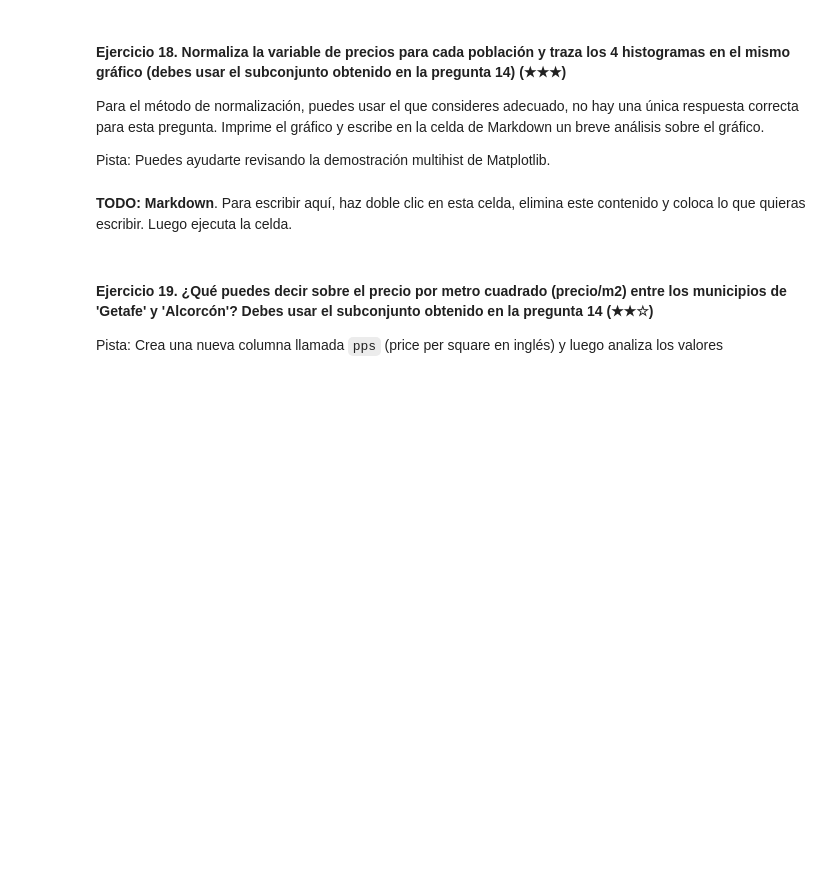
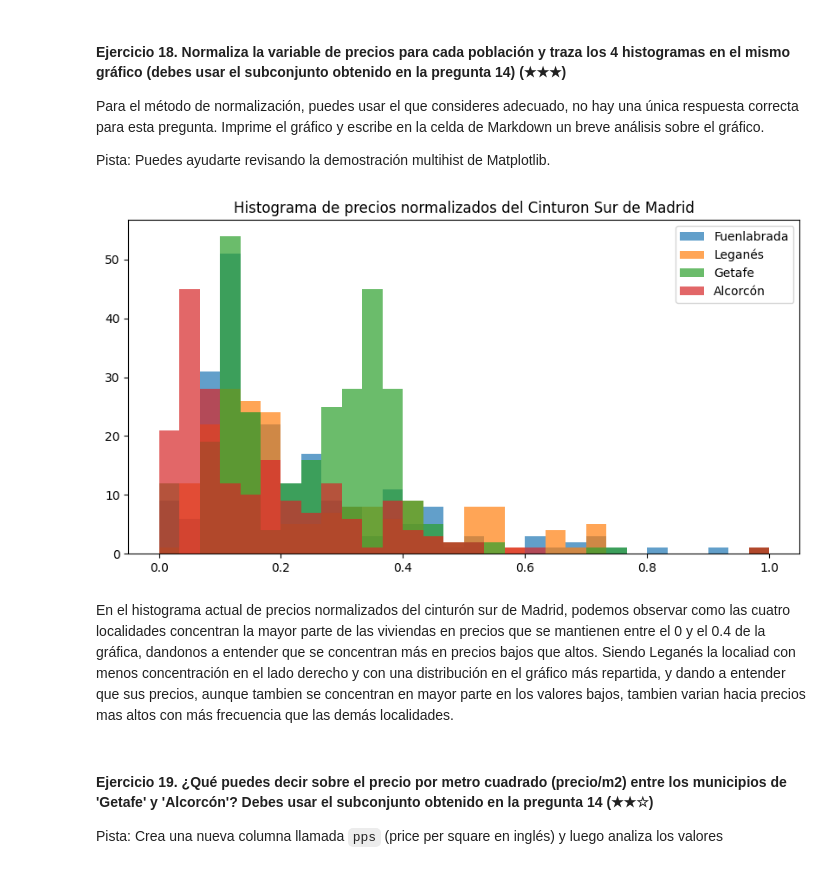
Before and after one commit to 4GeeksAcademy/Proyecto_1_realestate-datacleanup-exercise, a Jupyter notebook: project.es.ipynb, the cells around one changed output. Saved outputs shown, nothing was run; the diff lists cells and outputs as text; code cells hidden in the pictures; blank space fills up the shorter version.

```diff
--- a/project.es.ipynb
+++ b/project.es.ipynb
@@ -321,9 +334,35 @@ Para el método de normalización, puedes usar el que consideres adecuado, no ha
 
 Pista: Puedes ayudarte revisando la demostración multihist de Matplotlib.
 # %%
-# TODO
+indice_fuenla = cs[cs['level5'] == 'Fuenlabrada'].index
+cs.loc[indice_fuenla, 'price_normalized'] = (cs.loc[indice_fuenla, 'price'] - cs.loc[indice_fuenla, 'price'].min()) / (cs.loc[indice_fuenla, 'price'].max() - cs.loc[indice_fuenla, 'price'].min())
+precios_normalizados_fuenla = cs.loc[indice_fuenla, 'price_normalized'].dropna().astype(float)
+
+
+indice_lega = cs[cs['level5'] == 'Leganés'].index
+cs.loc[indice_lega, 'price_normalized'] = (cs.loc[indice_lega, 'price'] - cs.loc[indice_lega, 'price'].min()) / (cs.loc[indice_lega, 'price'].max() - cs.loc[indice_lega, 'price'].min())
+precios_normalizados_lega = cs.loc[indice_lega, 'price_normalized'].dropna().astype(float)
+
+indice_geta = cs[cs['level5'] == 'Getafe'].index
+cs.loc[indice_geta, 'price_normalized'] = (cs.loc[indice_geta, 'price'] - cs.loc[indice_geta, 'price'].min()) / (cs.loc[indice_geta, 'price'].max() - cs.loc[indice_geta, 'price'].min())
+precios_normalizados_geta = cs.loc[indice_geta, 'price_normalized'].dropna().astype(float)
+
+indice_alco = cs[cs['level5'] == 'Alcorcón'].index
+cs.loc[indice_alco, 'price_normalized'] = (cs.loc[indice_alco, 'price'] - cs.loc[indice_alco, 'price'].min()) / (cs.loc[indice_alco, 'price'].max() - cs.loc[indice_alco, 'price'].min())
+precios_normalizados_alco = cs.loc[indice_alco, 'price_normalized'].dropna().astype(float)
+
+plt.figure(figsize = (10, 5))
+plt.hist(precios_normalizados_fuenla, bins = 30, alpha = 0.7, label='Fuenlabrada')
+plt.hist(precios_normalizados_lega, bins = 30, alpha = 0.7, label='Leganés')
+plt.hist(precios_normalizados_geta, bins = 30, alpha = 0.7, label='Getafe')
+plt.hist(precios_normalizados_alco, bins = 30, alpha = 0.7, label='Alcorcón')
+plt.title("Histograma de precios normalizados del Cinturón Sur de Madrid")
+plt.legend()
+plt.show()
+# %% [output]
+[figure, added]
 # %% [markdown]
-**TODO: Markdown**. Para escribir aquí, haz doble clic en esta celda, elimina este contenido y coloca lo que quieras escribir. Luego ejecuta la celda.
+En el histograma actual de precios normalizados del cinturón sur de Madrid, podemos observar como las cuatro localidades concentran la mayor parte de las viviendas en precios que se mantienen entre el 0 y el 0.4 de la gráfica, dandonos a entender que se concentran más en precios bajos que altos. Siendo Leganés la localiad con menos concentración en el lado derecho y con una distribución en el gráfico más repartida, y dando a entender que sus precios, aunque tambien se concentran en mayor parte en los valores bajos, tambien varian hacia precios mas altos con más frecuencia que las demás localidades.
 # %% [markdown]
 #### Ejercicio 19. ¿Qué puedes decir sobre el precio por metro cuadrado (precio/m2) entre los municipios de 'Getafe' y 'Alcorcón'? Debes usar el subconjunto obtenido en la pregunta 14 (★★☆)
 
```
Also changed, not shown: parts of 4 cells of this notebook.
